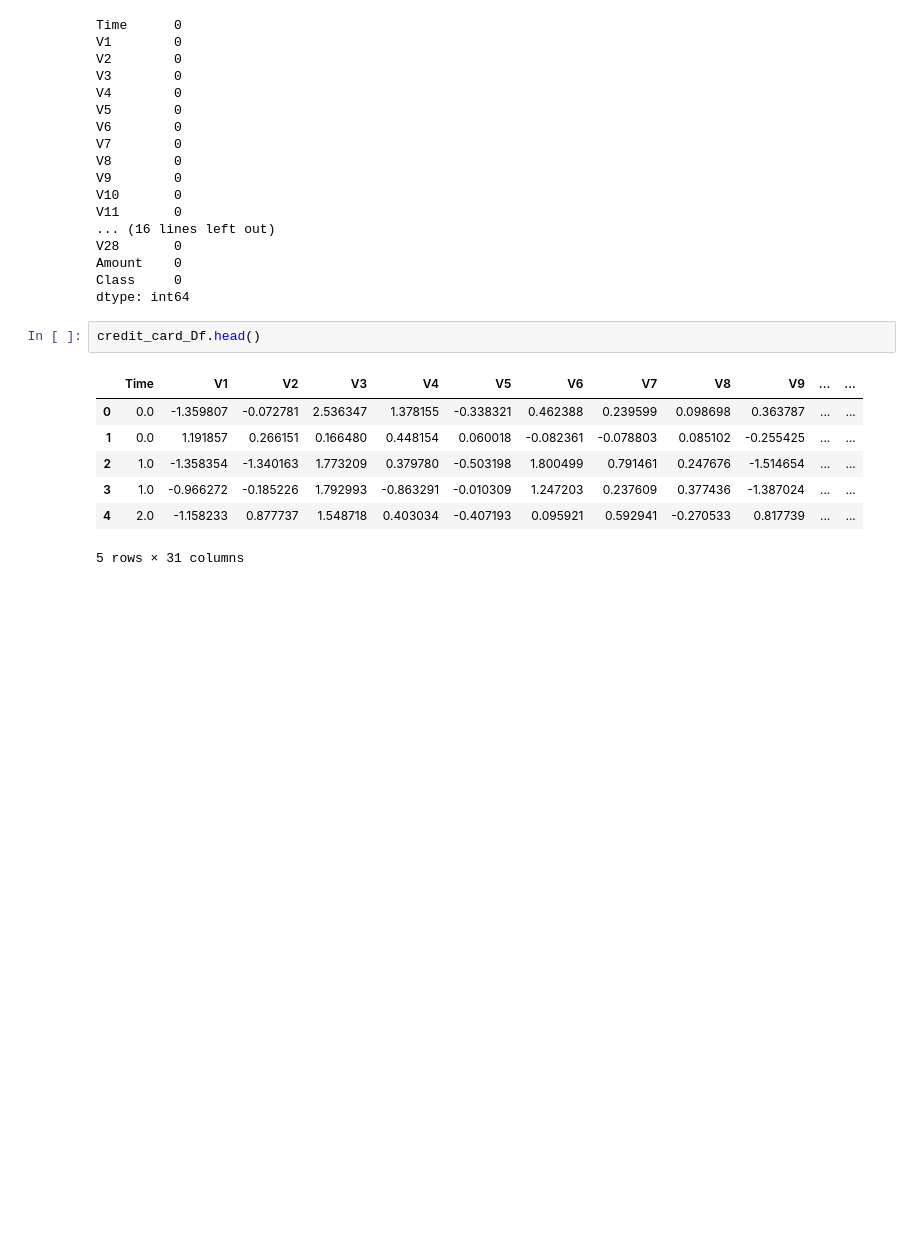
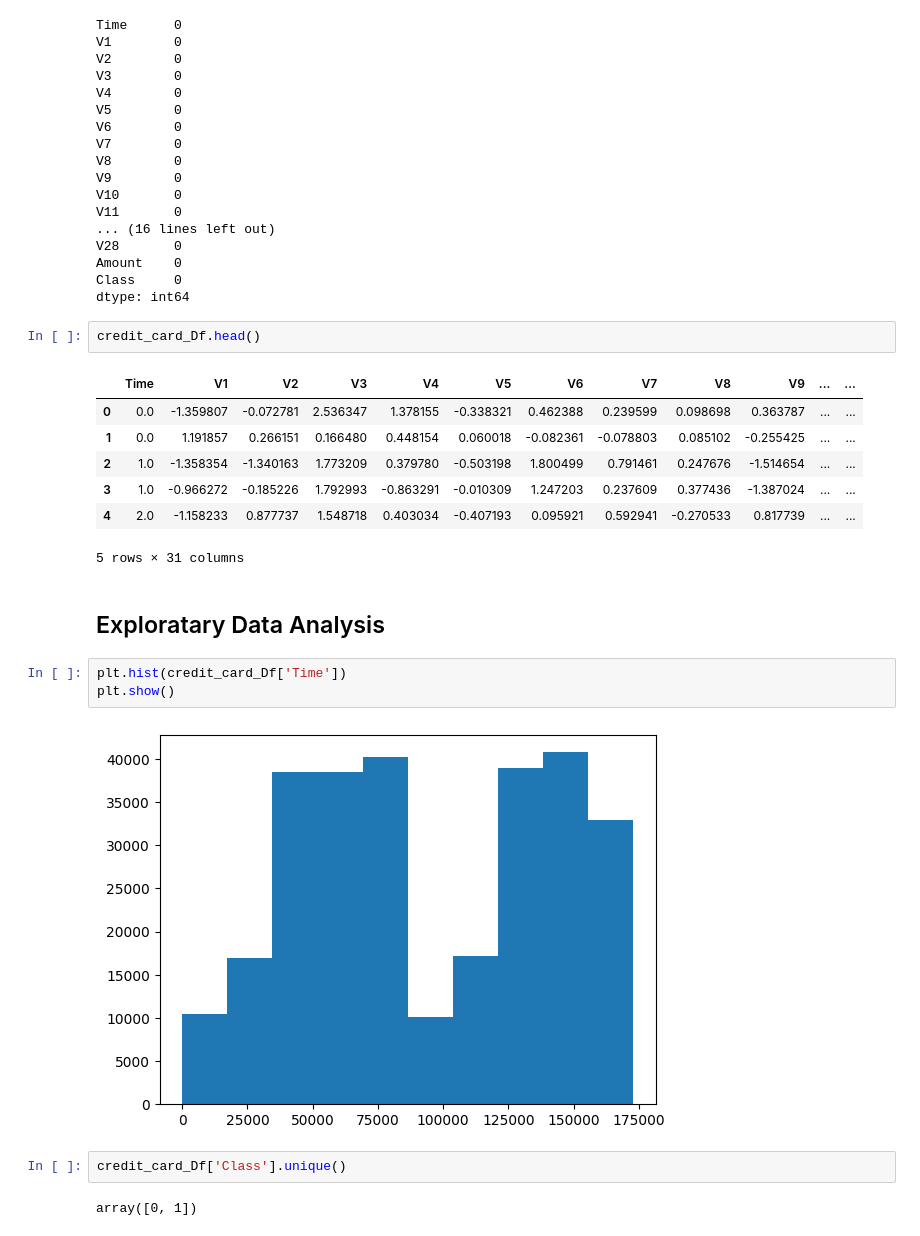
Before and after one commit to ShamindaKanchana/CreditCard_Fraud_Detection, a Jupyter notebook: creditCard_fraudDetection.ipynb, the cells around one changed output. Cells and saved outputs as stored; diff of their text form; blank space fills up the shorter version.

Commit message:
Exploratory data analysis

```diff
--- a/creditCard_fraudDetection.ipynb
+++ b/creditCard_fraudDetection.ipynb
@@ -42,3 +42,14 @@ credit_card_Df.head()
 | 3 | 1.0 | -0.966272 | -0.185226 | 1.792993 | -0.863291 | -0.010309 | 1.247203 | 0.237609 | 0.377436 | -1.387024 | ... | ... |
 | 4 | 2.0 | -1.158233 | 0.877737 | 1.548718 | 0.403034 | -0.407193 | 0.095921 | 0.592941 | -0.270533 | 0.817739 | ... | ... |
 5 rows × 31 columns
+# %% [markdown]
+## Exploratary Data Analysis
+# %%
+plt.hist(credit_card_Df['Time'])
+plt.show()
+# %% [output]
+[figure, added]
+# %%
+credit_card_Df['Class'].unique()
+# %% [output]
+array([0, 1])
```
Also changed, not shown: parts of 6 cells of this notebook.
